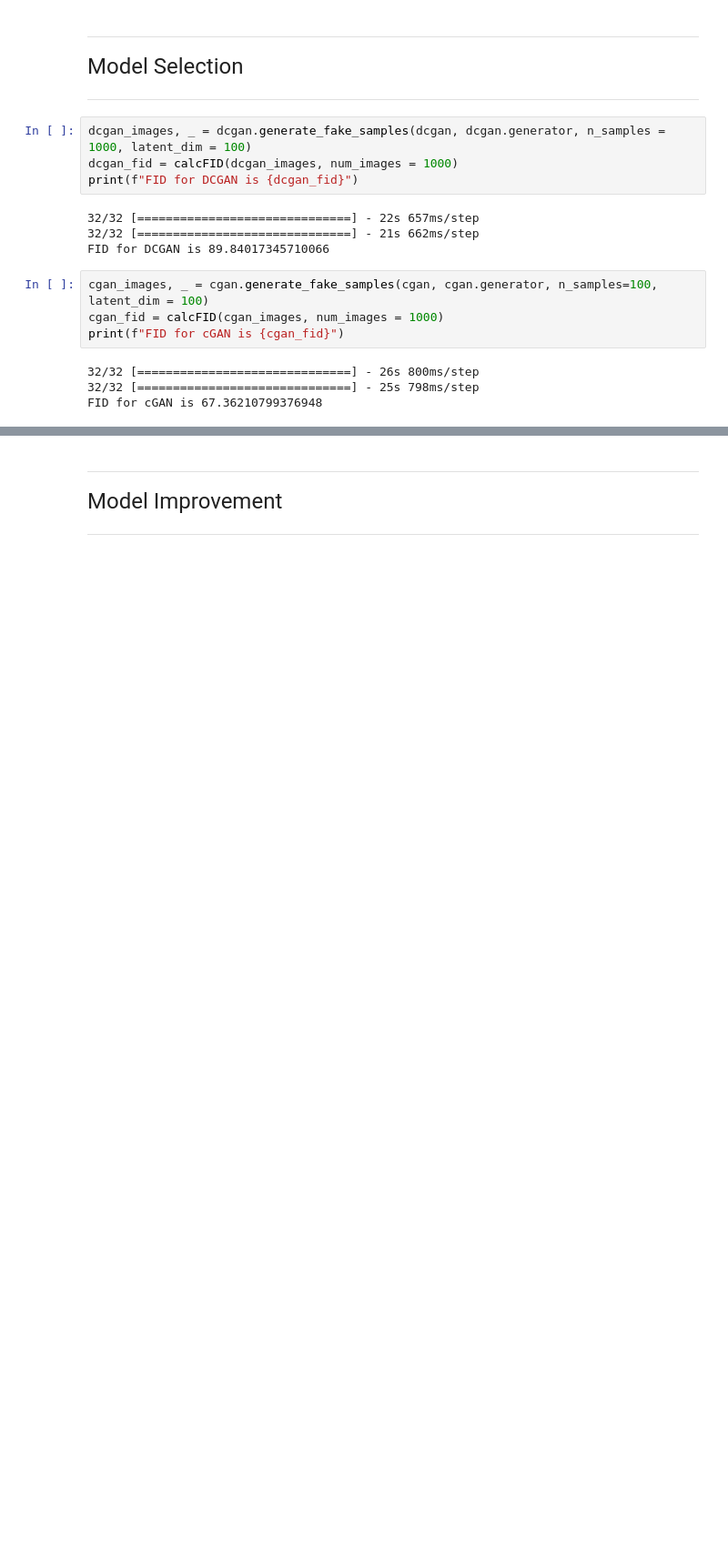
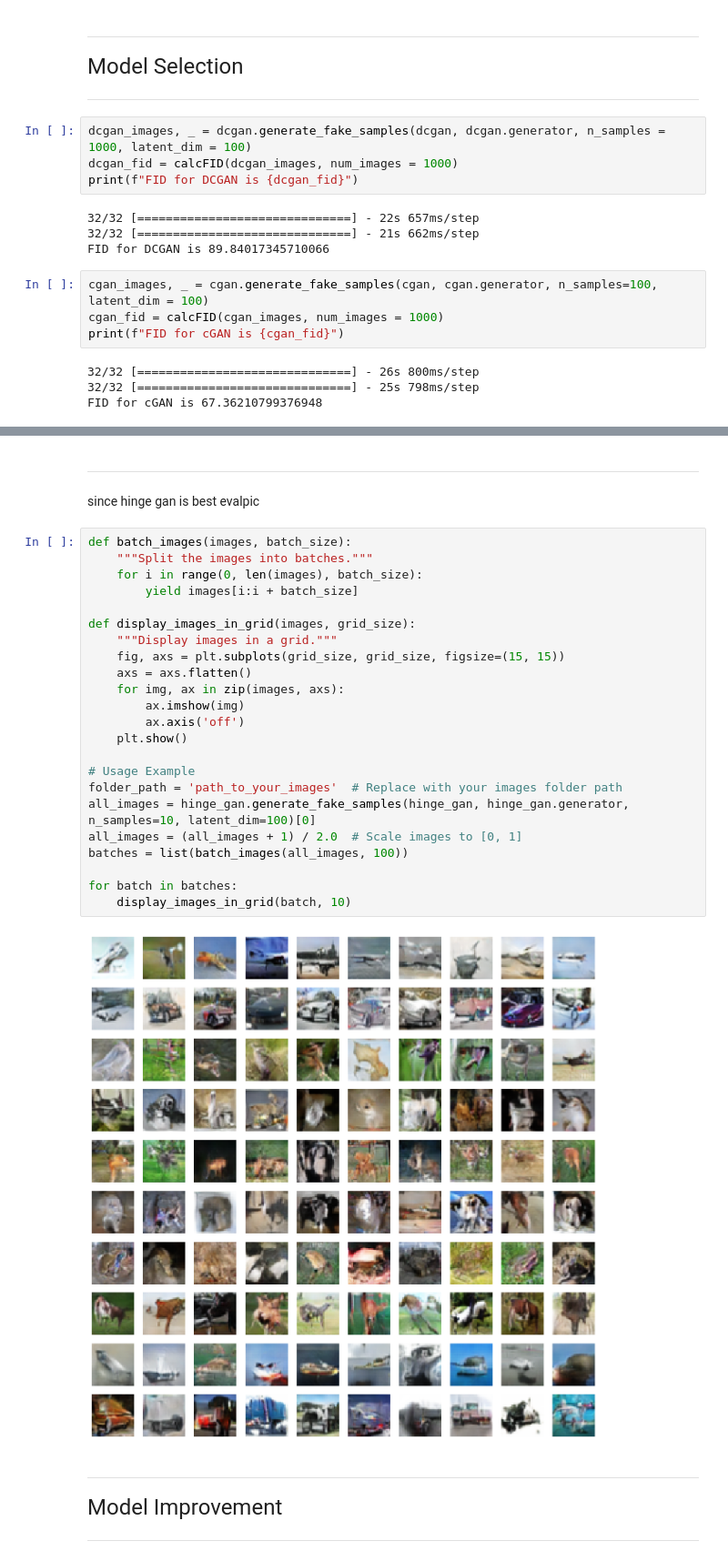
Before and after one commit to derpflections/DELE_CIFAR_DQN, a Jupyter notebook: GAN/index_GAN.ipynb, the cells around one changed output, grey strips where cells are left out. Shown at 91% size. Cells and saved outputs as stored; diff of their text form; blank space fills up the shorter version.

```diff
--- a/GAN/index_GAN.ipynb
+++ b/GAN/index_GAN.ipynb
@@ -1451,3 +1516,32 @@ print(f"FID for DCGAN is {hinge_gan_fid}")
+# %% [markdown]
+<hr>
+# %% [markdown]
+since hinge gan is best evalpic
+# %%
+def batch_images(images, batch_size):
+    """Split the images into batches."""
+    for i in range(0, len(images), batch_size):
+        yield images[i:i + batch_size]
+
+def display_images_in_grid(images, grid_size):
+    """Display images in a grid."""
+    fig, axs = plt.subplots(grid_size, grid_size, figsize=(15, 15))
+    axs = axs.flatten()
+    for img, ax in zip(images, axs):
+        ax.imshow(img)
+        ax.axis('off')
+    plt.show()
+
+# Usage Example
+folder_path = 'path_to_your_images'  # Replace with your images folder path
+all_images = hinge_gan.generate_fake_samples(hinge_gan, hinge_gan.generator, n_samples=10, latent_dim=100)[0]
+all_images = (all_images + 1) / 2.0  # Scale images to [0, 1]
+batches = list(batch_images(all_images, 100))
+
+for batch in batches:
+    display_images_in_grid(batch, 10)
+# %% [output]
+[figure, added]
 # %% [markdown]
 <hr>
 <font size = 5>Model Improvement</font>
```
Also changed, not shown: parts of 5 cells of this notebook, 1 other file.
